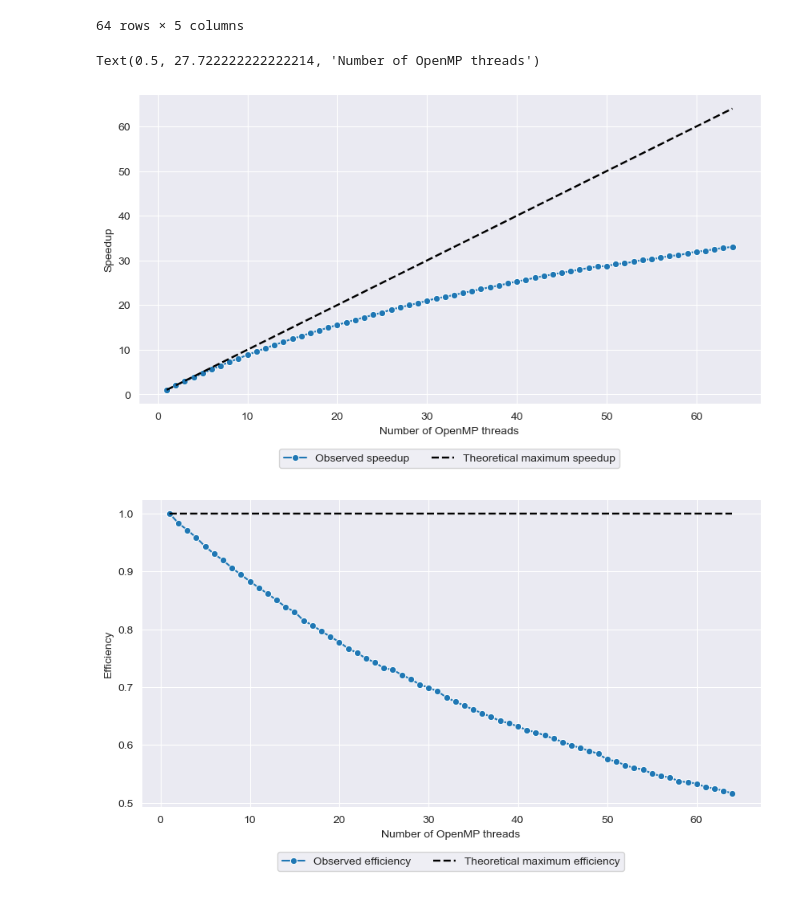
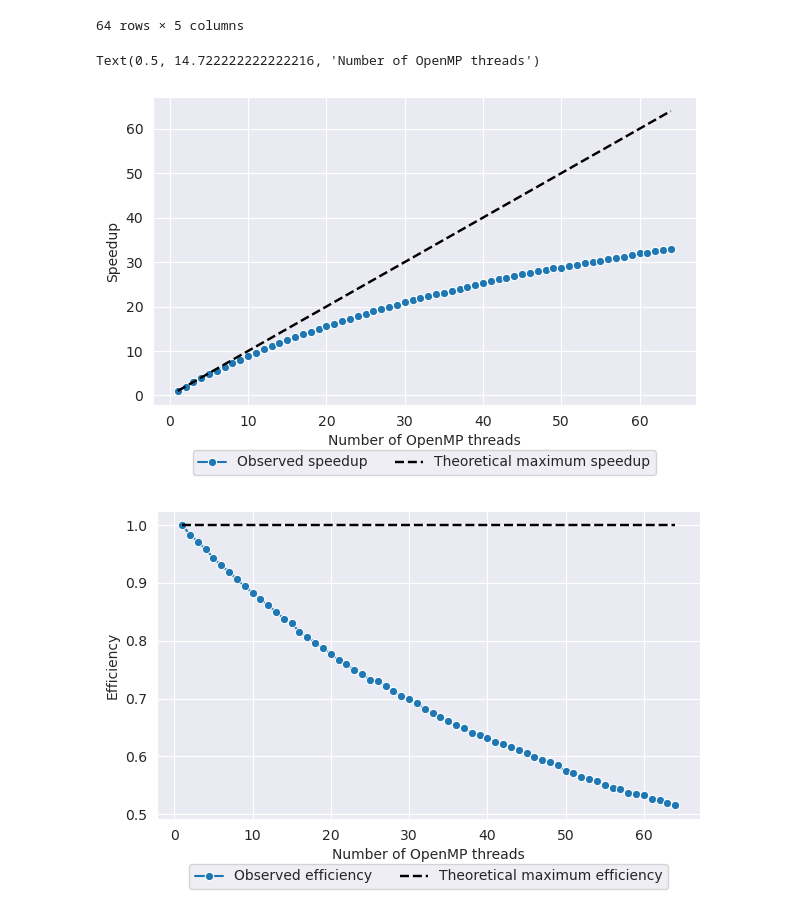
Before and after one commit to davidecapone/FHPC-Assignment, a Jupyter notebook: assignment_1/plots.ipynb, the cells around one changed output. Drawn from its saved outputs; the diff is of its cells as text; code cells hidden in the pictures.

Commit message:
updated assignment 2 plot sizes

```diff
--- a/assignment_1/plots.ipynb
+++ b/assignment_1/plots.ipynb
@@ -45,39 +45,39 @@ omp_ordered
 64 rows × 5 columns
 # %%
 # plotting the speedup:
-plt.figure(figsize=(10, 5))
+plt.figure(figsize=(7, 4))
 
 sns.set_style('darkgrid')
 
 sns.lineplot(
     x='OMP-threads',
     y='speedup',
     data=omp_ordered,
     marker='o',
     label='Observed speedup'
 )
 
 # theoretical speedup:
 sns.lineplot(
     x='OMP-threads',
     y='OMP-threads',
     data=omp_ordered,
     label='Theoretical maximum speedup',
     color='black',
     linestyle='--',
     linewidth=1.75
 )
 
-plt.legend(bbox_to_anchor=(0.5, -0.225), loc='lower center', ncol=4, title='')
+plt.legend(bbox_to_anchor=(0.5, -0.25), loc='lower center', ncol=4, title='')
 plt.savefig('assets/omp_ordered_speedup10000.png', dpi=250, bbox_inches='tight')
 plt.ylabel('Speedup')
 plt.xlabel('Number of OpenMP threads')
 # %% [output]
-Text(0.5, 27.722222222222214, 'Number of OpenMP threads')
+Text(0.5, 14.722222222222216, 'Number of OpenMP threads')
-[figure, old version]
+[figure, new version]
 # %%
 # plotting the efficiency:
-plt.figure(figsize=(10, 5))
+plt.figure(figsize=(7, 4))
 
 sns.set_style('darkgrid')
 
@@ -101,13 +101,13 @@ sns.lineplot(
     linewidth=1.75
 )
 
-plt.legend(bbox_to_anchor=(0.5, -0.225), loc='lower center', ncol=4, title='')
+plt.legend(bbox_to_anchor=(0.5, -0.25), loc='lower center', ncol=4, title='')
 
 plt.ylabel('Efficiency')
 plt.xlabel('Number of OpenMP threads')
 plt.savefig('assets/omp_ordered_efficiency10000.png', dpi=250, bbox_inches='tight')
 plt.show()
 # %% [output]
-[figure, old version]
+[figure, new version]
 # %%
 # plotting the time:
```
Also changed, not shown: parts of 1 cell of this notebook, 3 other files.
